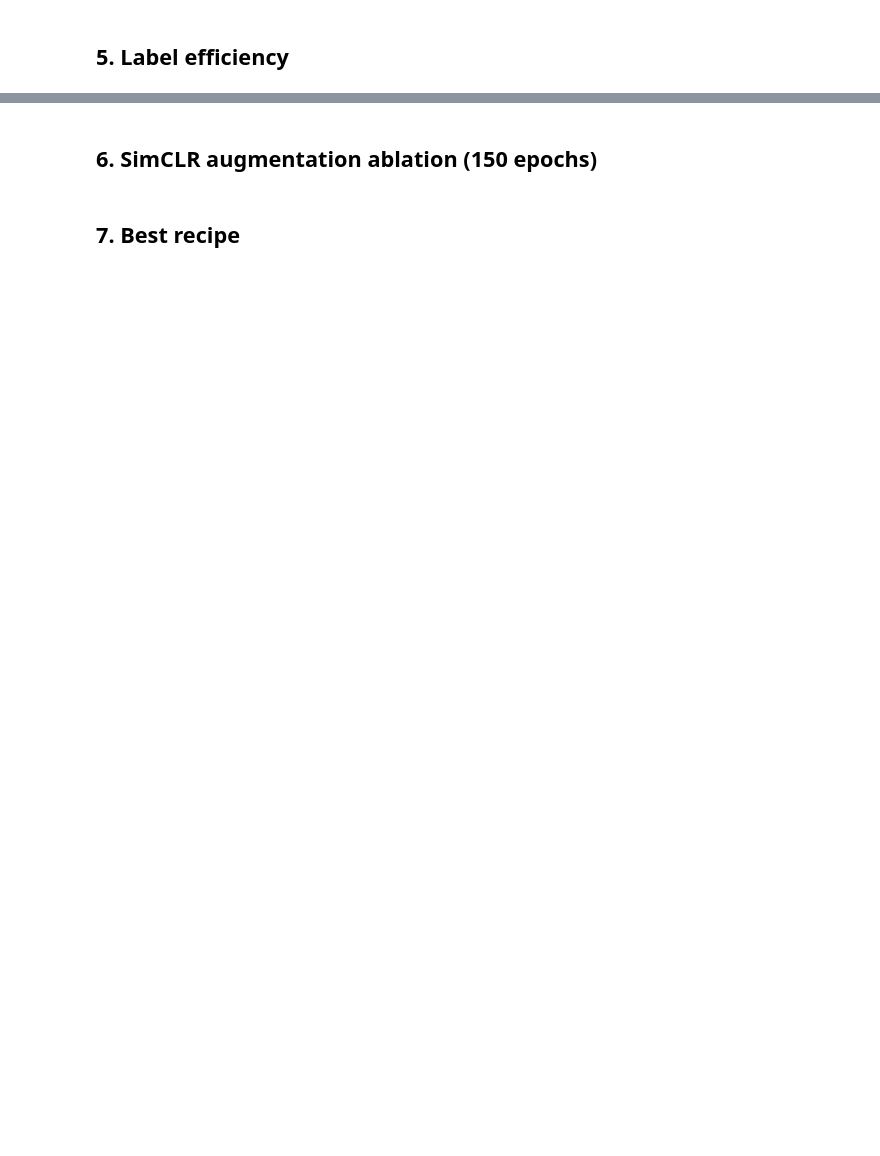
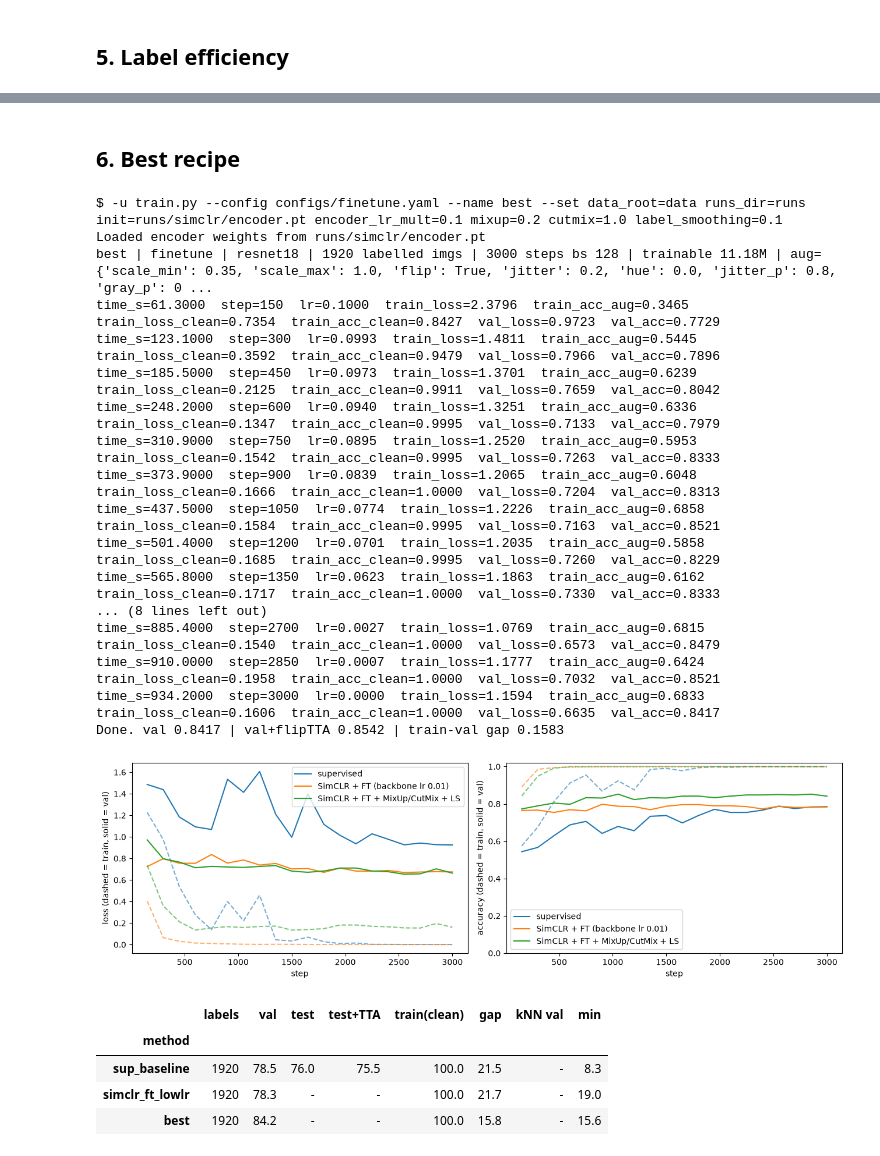
Before and after one commit to AbhiB176/SSL-experiment, a Jupyter notebook: experiments.ipynb, the cells around one changed output, grey strips where cells are left out. Saved outputs shown, nothing was run; the diff lists cells and outputs as text; code cells hidden in the pictures; blank space fills up the shorter version.

Commit message:
Update experiments.ipynb with best recipe and label-fraction results

```diff
--- a/experiments.ipynb
+++ b/experiments.ipynb
@@ -193,8 +216,8 @@ KeyboardInterrupt:
 # %% [markdown]
 ## 5. Label efficiency
 # %%
-FRACS = [0.1, 0.25]
+FRACS = [0.1]
 for f in FRACS:
     run('train.py', 'supervised', f'sup_frac{f}', f'label_frac={f}')
-    run('train.py', 'finetune', f'ft_frac{f}', f'label_frac={f}', f'init={ENC}')
+    run('train.py', 'finetune', f'ft_frac{f}', f'label_frac={f}', f'init={ENC}', 'encoder_lr_mult=0.1')
     run('train.py', 'probe', f'probe_frac{f}', f'label_frac={f}', f'init={ENC}')
@@ -206,5 +240,3 @@ for a, b in [('sup_baseline', 'sup_frac1.0'), ('simclr_ft', 'ft_frac1.0'), ('sim
 plots.label_efficiency({'supervised (random init)': 'sup_frac{f}', 'SimCLR + fine-tune': 'ft_frac{f}',
                         'SimCLR linear probe': 'probe_frac{f}'}, FRACS + [1.0], RUNS_DIR,
                        save=FIGS / 'exp4_label_efficiency.png')
-# %% [markdown]
-## 6. SimCLR augmentation ablation (150 epochs)
@@ -220,5 +243,33 @@ plots.table(list(ABL), RUNS_DIR)
 # %% [markdown]
-## 7. Best recipe
+## 6. Best recipe
 # %%
-# run('train.py', 'finetune', 'best', f'init={ENC}', 'steps=6000', 'label_smoothing=0.1', 'mixup=0.2', 'cutmix=1.0')
-# plots.curves(['sup_baseline', 'simclr_ft', 'best'], RUNS_DIR, save=FIGS / 'best.png')
+REG = ['mixup=0.2', 'cutmix=1.0', 'label_smoothing=0.1']
+run('train.py', 'finetune', 'best', f'init={ENC}', 'encoder_lr_mult=0.1', *REG)
+plots.curves(['sup_baseline', 'simclr_ft_lowlr', 'best'], RUNS_DIR,
+             labels=['supervised', 'SimCLR + FT (backbone lr 0.01)', 'SimCLR + FT + MixUp/CutMix + LS'],
+             save=FIGS / 'best.png')
+plots.table(['sup_baseline', 'simclr_ft_lowlr', 'best'], RUNS_DIR)
+# %% [output]
+$ -u train.py --config configs/finetune.yaml --name best --set data_root=data runs_dir=runs init=runs/simclr/encoder.pt encoder_lr_mult=0.1 mixup=0.2 cutmix=1.0 label_smoothing=0.1
+Loaded encoder weights from runs/simclr/encoder.pt
+best | finetune | resnet18 | 1920 labelled imgs | 3000 steps bs 128 | trainable 11.18M | aug={'scale_min': 0.35, 'scale_max': 1.0, 'flip': True, 'jitter': 0.2, 'hue': 0.0, 'jitter_p': 0.8, 'gray_p': 0 ...
+time_s=61.3000  step=150  lr=0.1000  train_loss=2.3796  train_acc_aug=0.3465  train_loss_clean=0.7354  train_acc_clean=0.8427  val_loss=0.9723  val_acc=0.7729
+time_s=123.1000  step=300  lr=0.0993  train_loss=1.4811  train_acc_aug=0.5445  train_loss_clean=0.3592  train_acc_clean=0.9479  val_loss=0.7966  val_acc=0.7896
+time_s=185.5000  step=450  lr=0.0973  train_loss=1.3701  train_acc_aug=0.6239  train_loss_clean=0.2125  train_acc_clean=0.9911  val_loss=0.7659  val_acc=0.8042
+time_s=248.2000  step=600  lr=0.0940  train_loss=1.3251  train_acc_aug=0.6336  train_loss_clean=0.1347  train_acc_clean=0.9995  val_loss=0.7133  val_acc=0.7979
+time_s=310.9000  step=750  lr=0.0895  train_loss=1.2520  train_acc_aug=0.5953  train_loss_clean=0.1542  train_acc_clean=0.9995  val_loss=0.7263  val_acc=0.8333
+time_s=373.9000  step=900  lr=0.0839  train_loss=1.2065  train_acc_aug=0.6048  train_loss_clean=0.1666  train_acc_clean=1.0000  val_loss=0.7204  val_acc=0.8313
+time_s=437.5000  step=1050  lr=0.0774  train_loss=1.2226  train_acc_aug=0.6858  train_loss_clean=0.1584  train_acc_clean=0.9995  val_loss=0.7163  val_acc=0.8521
+time_s=501.4000  step=1200  lr=0.0701  train_loss=1.2035  train_acc_aug=0.5858  train_loss_clean=0.1685  train_acc_clean=0.9995  val_loss=0.7260  val_acc=0.8229
+time_s=565.8000  step=1350  lr=0.0623  train_loss=1.1863  train_acc_aug=0.6162  train_loss_clean=0.1717  train_acc_clean=1.0000  val_loss=0.7330  val_acc=0.8333
+... (8 lines left out)
+time_s=885.4000  step=2700  lr=0.0027  train_loss=1.0769  train_acc_aug=0.6815  train_loss_clean=0.1540  train_acc_clean=1.0000  val_loss=0.6573  val_acc=0.8479
+time_s=910.0000  step=2850  lr=0.0007  train_loss=1.1777  train_acc_aug=0.6424  train_loss_clean=0.1958  train_acc_clean=1.0000  val_loss=0.7032  val_acc=0.8521
+time_s=934.2000  step=3000  lr=0.0000  train_loss=1.1594  train_acc_aug=0.6833  train_loss_clean=0.1606  train_acc_clean=1.0000  val_loss=0.6635  val_acc=0.8417
+Done. val 0.8417 | val+flipTTA 0.8542 | train-val gap 0.1583
+[figure, added]
+|  | labels | val | test | test+TTA | train(clean) | gap | kNN val | min |
+| method |  |  |  |  |  |  |  |  |
+| sup_baseline | 1920 | 78.5 | 76.0 | 75.5 | 100.0 | 21.5 | - | 8.3 |
+| simclr_ft_lowlr | 1920 | 78.3 | - | - | 100.0 | 21.7 | - | 19.0 |
+| best | 1920 | 84.2 | - | - | 100.0 | 15.8 | - | 15.6 |
```
Also changed, not shown: parts of 9 cells of this notebook.
